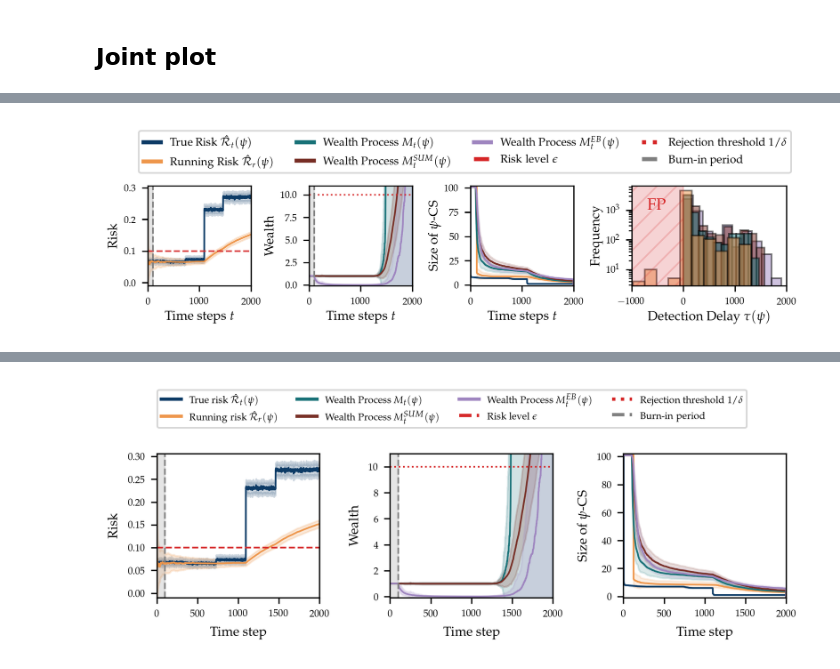
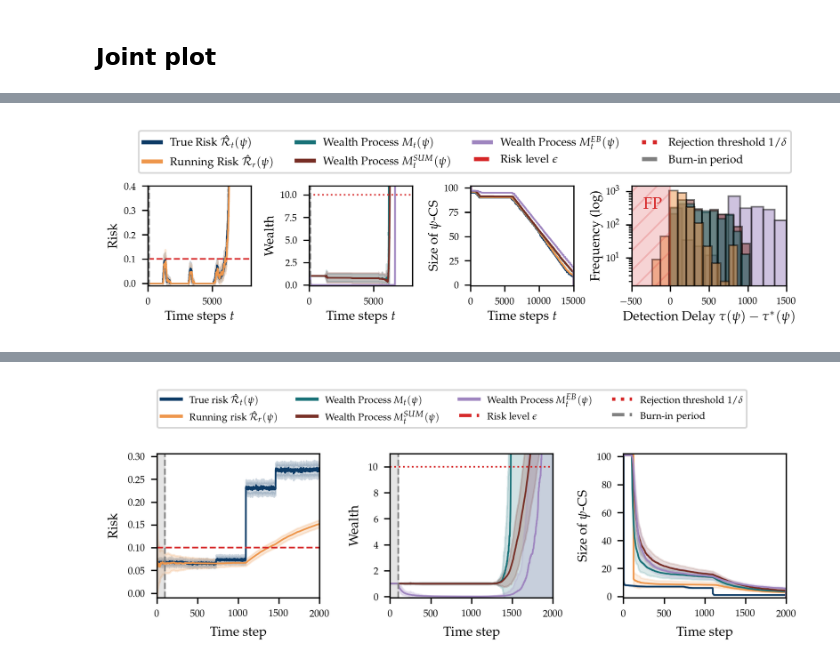
Before and after one commit to alextimans/risk-monitor, a Jupyter notebook: plots/plots.ipynb, the cells around one changed output, grey strips where cells are left out. Cells and saved outputs as stored; diff of their text form; code cells hidden in the pictures.

```diff
--- a/plots/plots.ipynb
+++ b/plots/plots.ipynb
@@ -44,11 +47,11 @@ def save_fig(fdir, fname):
 exp = "exp_cp"
 
 args_dict = {
-    "cfg_file": "cfg_natural",
+    "cfg_file": "cfg_uci",
     "cfg_dir": f"erc/config/{exp}",
     "exp_suffix": "_FULL",
     "batch_ts": 1,
-    "tracker_window": [0, 0, 0],
+    "tracker_window": [0, 50, 50],
     "stop_counter": [5, 25, 0],
     "device": "cpu"
 }
@@ -65,8 +68,10 @@ cfg.MODEL.DEVICE = args.device
 
 if exp == "exp_ood":
     cfg = set_dirs_ood(cfg)
-elif exp == "exp_cp":
+elif exp == "exp_cp" and args_dict["cfg_file"] == "cfg_natural":
     cfg = set_dirs_cp(cfg)
+elif exp == "exp_cp" and args_dict["cfg_file"] == "cfg_uci":
+    cfg = set_dirs_uci(cfg)
 else:
     raise ValueError(f"Unknown experiment: {args.exp}")
 cfg.freeze()
@@ -134,5 +154,6 @@ colors = {
 # %%
-psi_select = 0.05
-psi_idx = torch.where(psi_cand == psi_select)[0].item()
+psi_select = 0.005
+# psi_idx = torch.where(psi_cand == psi_select)[0].item()
+psi_idx = 10
 print(f"Selected psi: {psi_select} at index {psi_idx}")
 # %% [output]
@@ -140,5 +161,19 @@ Selected psi: 0.05 at index 5
 # %%
 fig, axes = plt.subplots(1, 4, figsize=(7, 1.1), sharex=False, gridspec_kw={'wspace': 0.5, 'width_ratios': [1, 1, 1, 1.5]})
+
+#### FIGURE LIMITS
+
+# x_lim = cfg.EXP.NR_TIMESTEPS
+x_lim = 8000
+
+y_lim_risk = cfg.EXP.EPS + 0.3
+# y_lim_risk = 1.0 + 0.03
+
+y_lim_wealth = (1 / cfg.EXP.DELTA) + 1
+
+y_lim_psi = len(psi_cand) + 1
+
+################
 
 # First subplot (Risk)
 ax = axes[0]
@@ -164,8 +199,8 @@ ax.axvspan(0, cfg.EXP.NR_BURNIN, color='grey', alpha=0.2)
 
 ax.set_xlabel(r"Time steps $t$", labelpad=2)
 ax.set_ylabel("Risk", labelpad=2)
-ax.set_xlim(0, cfg.EXP.NR_TIMESTEPS)
-ax.set_ylim(0 - 0.01, max(point_risk_mean.max(), running_risk_mean.max()) + 0.03)
+ax.set_xlim(0, x_lim)
+ax.set_ylim(0 - 0.01, y_lim_risk)
 ax.grid(False)
 
 # Second subplot (Wealth)
@@ -177,20 +212,27 @@ naive_eprocess_std = naive_eprocess.eprocess[:, :, psi_idx].std(dim=0).numpy()
 pmeb_eprocess_mean = pmeb_eprocess.eprocess[:, :, psi_idx].mean(dim=0).numpy()
 pmeb_eprocess_std = pmeb_eprocess.eprocess[:, :, psi_idx].std(dim=0).numpy()
 
+eprocess_std_stop = np.where(eprocess_mean > (1 / cfg.EXP.DELTA))[0].min() + 50
+naive_eprocess_std_stop = np.where(naive_eprocess_mean > (1 / cfg.EXP.DELTA))[0].min() + 50
+pmeb_eprocess_std_stop = np.where(pmeb_eprocess_mean > (1 / cfg.EXP.DELTA))[0].min() + 50
+# eprocess_std_stop = cfg.EXP.NR_TIMESTEPS
+# naive_eprocess_std_stop = cfg.EXP.NR_TIMESTEPS
+# pmeb_eprocess_std_stop = cfg.EXP.NR_TIMESTEPS
+
 h5 = ax.plot(eprocess_mean, label=fr"Wealth Process $M_t(\psi)$", color=colors["eprocess"])[0]
-ax.fill_between(range(cfg.EXP.NR_TIMESTEPS),
-                eprocess_mean - eprocess_std,
-                eprocess_mean + eprocess_std,
+ax.fill_between(range(0, eprocess_std_stop),
+                eprocess_mean[:eprocess_std_stop] - eprocess_std[:eprocess_std_stop],
+                eprocess_mean[:eprocess_std_stop] + eprocess_std[:eprocess_std_stop],
                 color=colors["eprocess"], alpha=0.2)
 h6 = ax.plot(naive_eprocess_mean, label=fr"Wealth Process $M^{{SUM}}_t(\psi)$", color=colors["naive_eprocess"])[0]
-ax.fill_between(range(cfg.EXP.NR_TIMESTEPS),
-                naive_eprocess_mean - naive_eprocess_std,
-                naive_eprocess_mean + naive_eprocess_std,
+ax.fill_between(range(0, naive_eprocess_std_stop),
+                naive_eprocess_mean[:naive_eprocess_std_stop] - naive_eprocess_std[:naive_eprocess_std_stop],
+                naive_eprocess_mean[:naive_eprocess_std_stop] + naive_eprocess_std[:naive_eprocess_std_stop],
                 color=colors["naive_eprocess"], alpha=0.2)
 h7 = ax.plot(pmeb_eprocess_mean, label=fr"Wealth Process $M^{{EB}}_t(\psi)$", color=colors["pmeb_eprocess"])[0]
-ax.fill_between(range(cfg.EXP.NR_TIMESTEPS),
-                pmeb_eprocess_mean - pmeb_eprocess_std,
-                pmeb_eprocess_mean + pmeb_eprocess_std,
+ax.fill_between(range(0, pmeb_eprocess_std_stop),
+                pmeb_eprocess_mean[:pmeb_eprocess_std_stop] - pmeb_eprocess_std[:pmeb_eprocess_std_stop],
+                pmeb_eprocess_mean[:pmeb_eprocess_std_stop] + pmeb_eprocess_std[:pmeb_eprocess_std_stop],
                 color=colors["pmeb_eprocess"], alpha=0.2)
 
 h8 = ax.axhline(1 / cfg.EXP.DELTA, color='tab:red', linestyle=':', label=rf"Rejection threshold $1/\delta$")
@@ -199,8 +241,8 @@ ax.axvspan(0, cfg.EXP.NR_BURNIN, color='grey', alpha=0.2)
 
 ax.set_xlabel(r"Time steps $t$", labelpad=2)
 ax.set_ylabel("Wealth", labelpad=2)
-ax.set_xlim(0, cfg.EXP.NR_TIMESTEPS)
-ax.set_ylim(0 - 0.1, (1 / cfg.EXP.DELTA) + 1)
+ax.set_xlim(0, x_lim)
+ax.set_ylim(0 - 0.1, y_lim_wealth)
 ax.grid(False)
 
 # Third subplot (Size of Psi-CS)
@@ -245,8 +287,8 @@ ax.fill_between(range(cfg.EXP.NR_TIMESTEPS),
 
 ax.set_xlabel(r"Time steps $t$", labelpad=2)
 ax.set_ylabel(r"Size of $\psi$-CS", labelpad=2)
-ax.set_xlim(0, cfg.EXP.NR_TIMESTEPS)
-ax.set_ylim(0 - 1, len(psi_cand) + 1)
+ax.set_xlim(0, x_lim)
+ax.set_ylim(0 - 1, y_lim_psi)
 ax.grid(False)
 
 # Fourth subplot (Detection delay + False alarm)
@@ -280,13 +322,14 @@ ax.hist(eprocess_detection_delay, bins=10, alpha=0.5, density=False,
 ax.hist(running_risk_detection_delay, bins=10, alpha=0.5, density=False,
          facecolor=colors["running_risk"], edgecolor='black')
 
-ax.set_xlabel(r"Detection Delay $\tau(\psi)$", labelpad=2)
-ax.set_ylabel("Frequency", labelpad=2)
+ax.set_xlabel(r"Detection Delay $\tau(\psi) - \tau^{*}(\psi)$", labelpad=2)
+ax.set_ylabel("Frequency (log)", labelpad=2)
 ax.set_yscale('log')
 
 # TODO: ADJUST HERE
-ax.text(-700, 1000, 'FP', fontsize=10, fontweight="bold", color='tab:red')
-ax.set_xlim(-1000, 2000)
+ax.text(-350, 300, 'FP', fontsize=10, fontweight="bold", color='tab:red')
+ax.set_xlim(-500, 1500)
+# ax.set_xlim(-1000, 2000)
 # ax.set_ylim(0, 1000)
 
 xmin, xmax = ax.get_xlim()
@@ -305,7 +348,7 @@ legend_handles = [
     Line2D([0, 1], [0, 1], color="tab:red", linestyle=':', linewidth=lw),
     Line2D([0, 1], [0, 1], color="grey", linestyle='--', linewidth=lw),
                   ]
-legend_labels = [
+legend_labels_text = [
     fr"True Risk $\hat{{\mathcal{{R}}}}_t$",
     fr"Running Risk $\hat{{\mathcal{{R}}}}_r$ ($\bar{{\tau}}$={running_risk_detection_delay_mean:.0f}, {running_risk_false_alarms_frac:.0f}\% $>\delta$))",
     fr"Wealth Process $M_t$ ($\bar{{\tau}}$={eprocess_detection_delay_mean:.0f}, {eprocess_false_alarms_frac:.0f}\% $>\delta$)",
@@ -332,5 +375,7 @@ fig.legend(legend_handles, legend_labels,
 
 plt.tight_layout()
 
-# save_fig(fig_dir, f"{fig_name_prefix}_combined")
+print(legend_labels_text)
+
+save_fig(fig_dir, f"{fig_name_prefix}_combined")
 # %% [output]
@@ -338 +384 @@ Figure saved under "plots/erm_fmow_probs_10_erc_0.1_0.1_miscover_ts2000_bts1_sts
-[figure, old version]
+[figure, new version]
```
Also changed, not shown: parts of 19 cells of this notebook, 11 other files.
